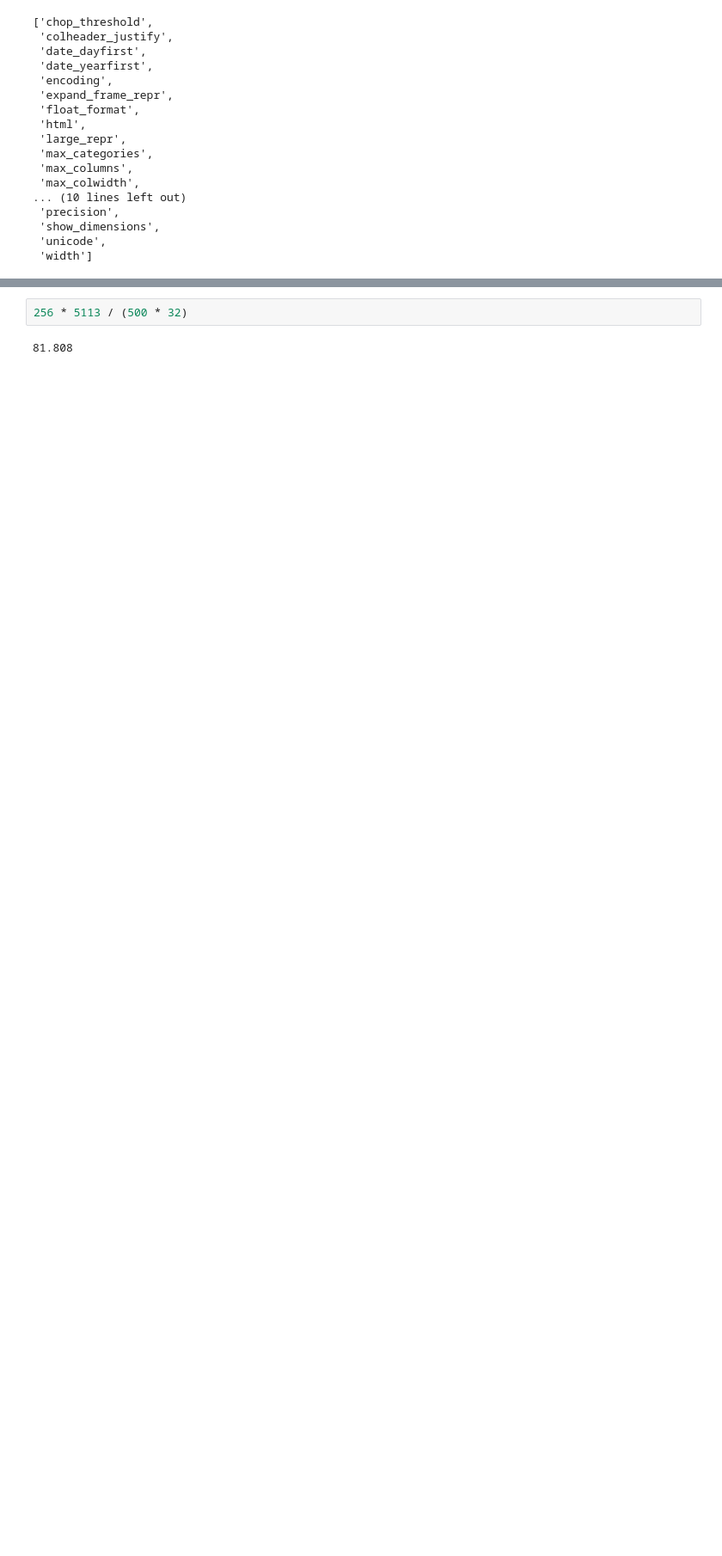
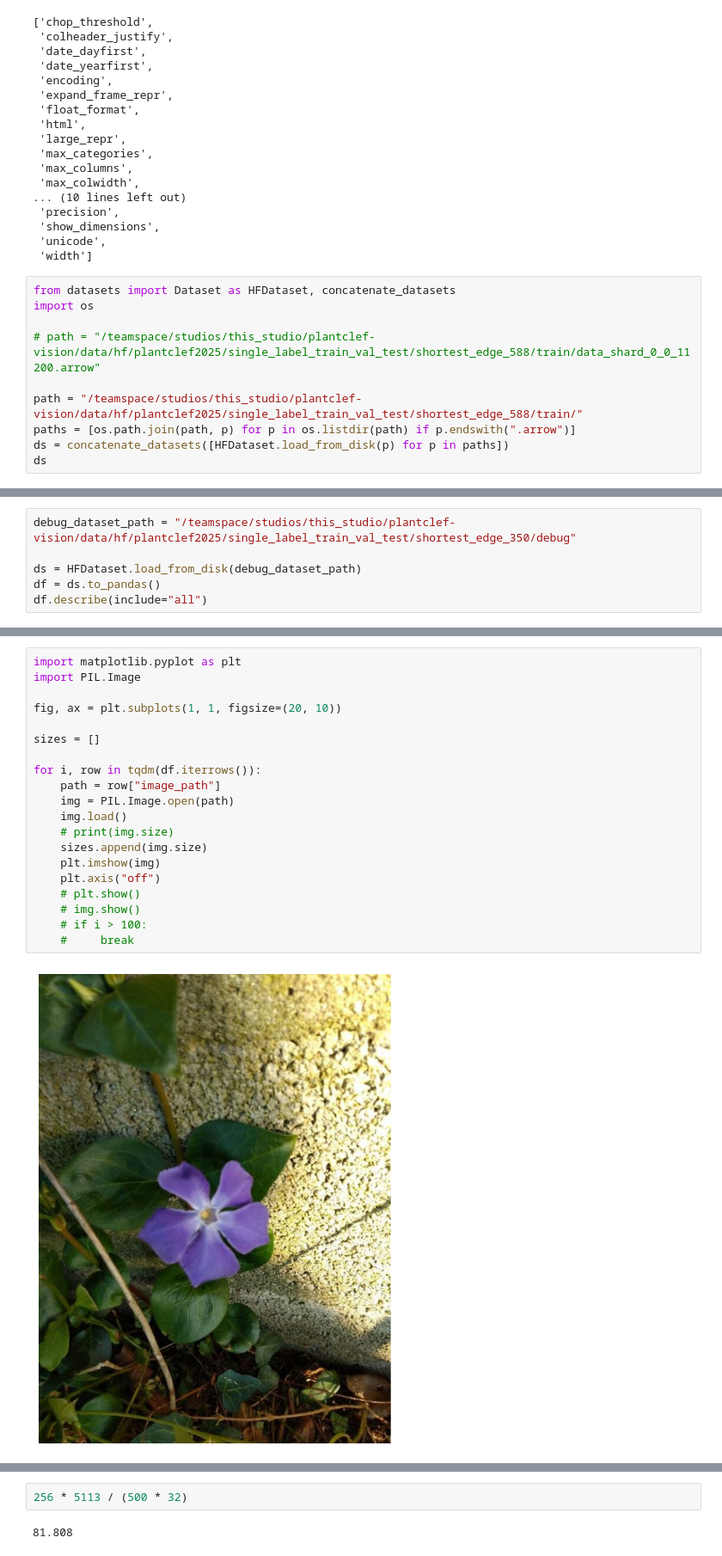
Before and after one commit to JacobARose/plantclef-vision, a Jupyter notebook: notebooks/embedding.ipynb, the cells around one changed output, grey strips where cells are left out. Shown at 86% size. Drawn from its saved outputs; the diff is of its cells as text; blank space fills up the shorter version.

Commit message:
Extensive debugging due to `Couldnt cast array of type string to null` error keeps arising with no explanation in sight.

```diff
--- a/notebooks/embedding.ipynb
+++ b/notebooks/embedding.ipynb
@@ -43,3 +43,13 @@ dir(pd.options.display)
  'show_dimensions',
  'unicode',
  'width']
+# %%
+from datasets import Dataset as HFDataset, concatenate_datasets
+import os
+
+# path = "/teamspace/studios/this_studio/plantclef-vision/data/hf/plantclef2025/single_label_train_val_test/shortest_edge_588/train/data_shard_0_0_11200.arrow"
+
+path = "/teamspace/studios/this_studio/plantclef-vision/data/hf/plantclef2025/single_label_train_val_test/shortest_edge_588/train/"
+paths = [os.path.join(path, p) for p in os.listdir(path) if p.endswith(".arrow")]
+ds = concatenate_datasets([HFDataset.load_from_disk(p) for p in paths])
+ds
@@ -118,0 +164,6 @@ AttributeError: 'Config' object has no attribute 'data_cfg'
+# %%
+debug_dataset_path = "/teamspace/studios/this_studio/plantclef-vision/data/hf/plantclef2025/single_label_train_val_test/shortest_edge_350/debug"
+
+ds = HFDataset.load_from_disk(debug_dataset_path)
+df = ds.to_pandas()
+df.describe(include="all")
@@ -118,0 +189,22 @@ AttributeError: 'Config' object has no attribute 'data_cfg'
+# %%
+import matplotlib.pyplot as plt
+import PIL.Image
+
+fig, ax = plt.subplots(1, 1, figsize=(20, 10))
+
+sizes = []
+
+for i, row in tqdm(df.iterrows()):
+    path = row["image_path"]
+    img = PIL.Image.open(path)
+    img.load()
+    # print(img.size)
+    sizes.append(img.size)
+    plt.imshow(img)
+    plt.axis("off")
+    # plt.show()
+    # img.show()
+    # if i > 100:
+    #     break
+# %% [output]
+[figure, added]
```
Also changed, not shown: parts of 23 cells of this notebook, 3 other files.
